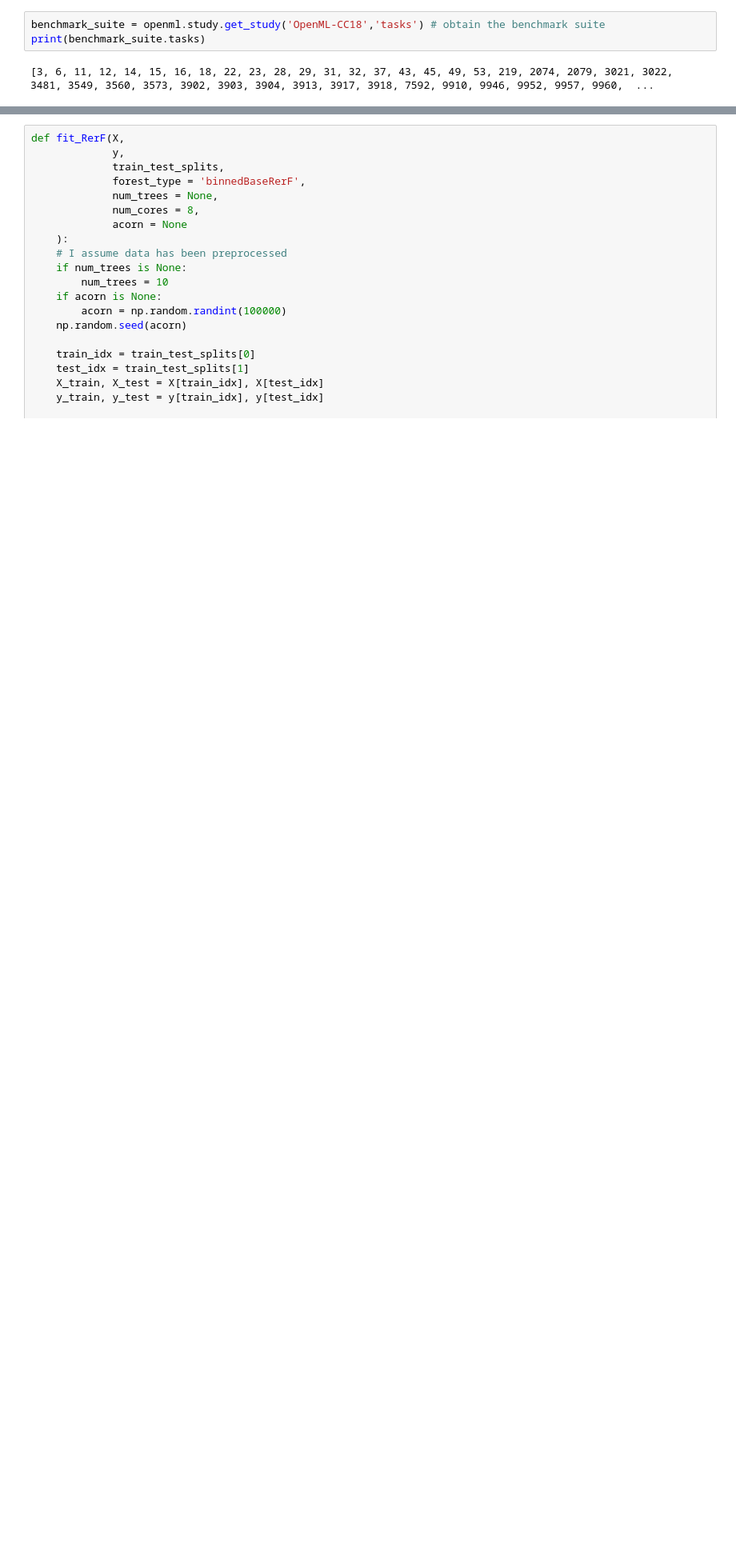
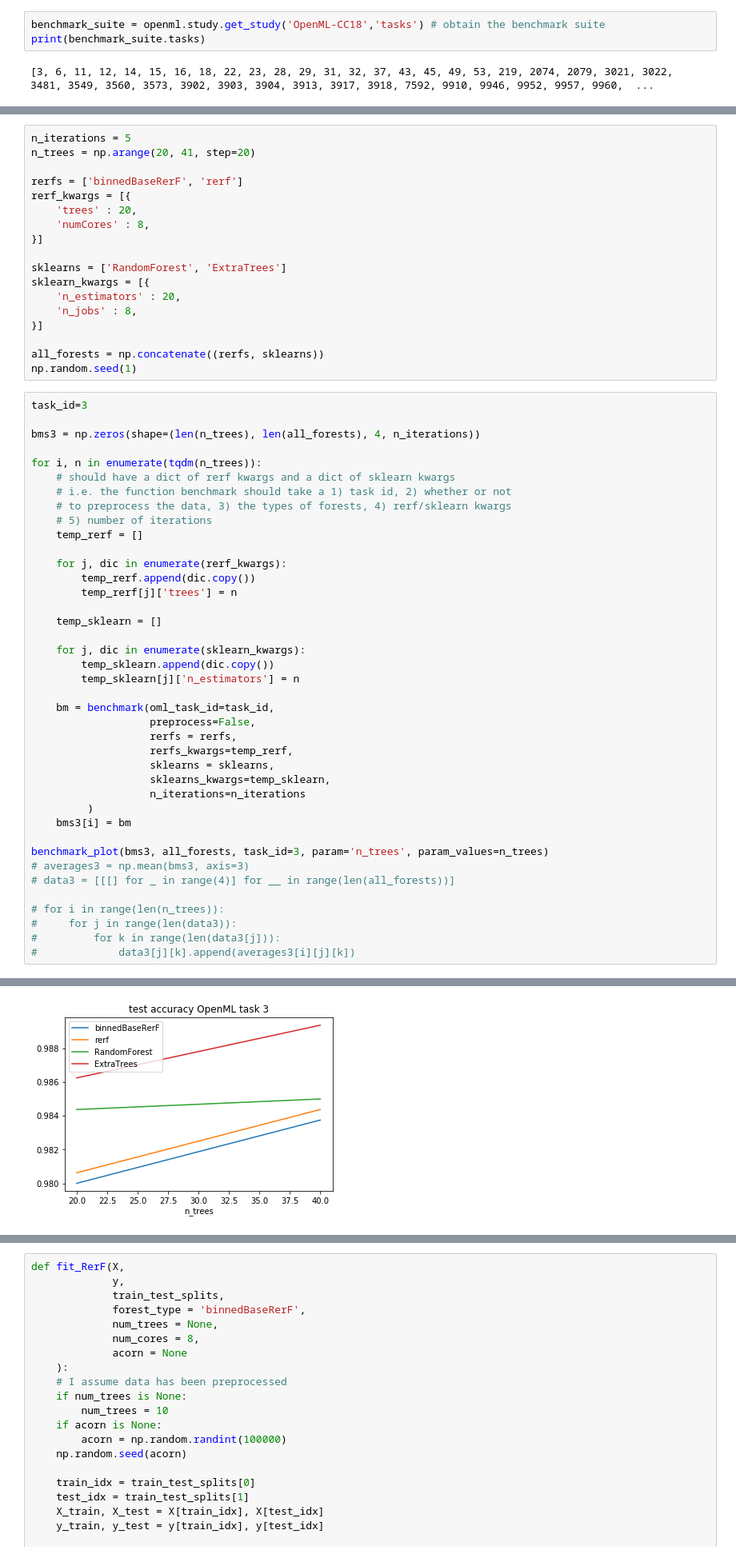
Before and after one commit to neurodata/SPORF, a Jupyter notebook: Python/benchmarks/openML benchmarks.ipynb, the cells around one changed output, grey strips where cells are left out. Shown at 80% size. Saved outputs shown, nothing was run; the diff lists cells and outputs as text; blank space fills up the shorter version.

Commit message:
Add plot function, kwargs for rerfs and sklearns

```diff
--- a/Python/benchmarks/openML benchmarks.ipynb
+++ b/Python/benchmarks/openML benchmarks.ipynb
@@ -79,0 +12,59 @@ array([[0.9859375 , 0.99426287, 0.02332401, 0.00130486],
+# %%
+n_iterations = 5
+n_trees = np.arange(20, 41, step=20)
+
+rerfs = ['binnedBaseRerF', 'rerf']
+rerf_kwargs = [{
+    'trees' : 20,
+    'numCores' : 8,
+}]
+
+sklearns = ['RandomForest', 'ExtraTrees']
+sklearn_kwargs = [{
+    'n_estimators' : 20,
+    'n_jobs' : 8,
+}]
+
+all_forests = np.concatenate((rerfs, sklearns))
+np.random.seed(1)
+# %%
+task_id=3
+
+bms3 = np.zeros(shape=(len(n_trees), len(all_forests), 4, n_iterations))
+
+for i, n in enumerate(tqdm(n_trees)):
+    # should have a dict of rerf kwargs and a dict of sklearn kwargs
+    # i.e. the function benchmark should take a 1) task id, 2) whether or not
+    # to preprocess the data, 3) the types of forests, 4) rerf/sklearn kwargs
+    # 5) number of iterations
+    temp_rerf = []
+
+    for j, dic in enumerate(rerf_kwargs):
+        temp_rerf.append(dic.copy())
+        temp_rerf[j]['trees'] = n
+
+    temp_sklearn = []
+
+    for j, dic in enumerate(sklearn_kwargs):
+        temp_sklearn.append(dic.copy())
+        temp_sklearn[j]['n_estimators'] = n
+
+    bm = benchmark(oml_task_id=task_id,
+                   preprocess=False,
+                   rerfs = rerfs,
+                   rerfs_kwargs=temp_rerf,
+                   sklearns = sklearns,
+                   sklearns_kwargs=temp_sklearn,
+                   n_iterations=n_iterations
+         )
+    bms3[i] = bm
+
+benchmark_plot(bms3, all_forests, task_id=3, param='n_trees', param_values=n_trees)
+# averages3 = np.mean(bms3, axis=3)
+# data3 = [[[] for _ in range(4)] for __ in range(len(all_forests))]
+
+# for i in range(len(n_trees)):
+#     for j in range(len(data3)):
+#         for k in range(len(data3[j])):
+#             data3[j][k].append(averages3[i][j][k])
+# %% [output]
@@ -79,0 +72 @@ array([[0.9859375 , 0.99426287, 0.02332401, 0.00130486],
+[figure, added]
```
Also changed, not shown: parts of 9 cells of this notebook, 1 other file.
